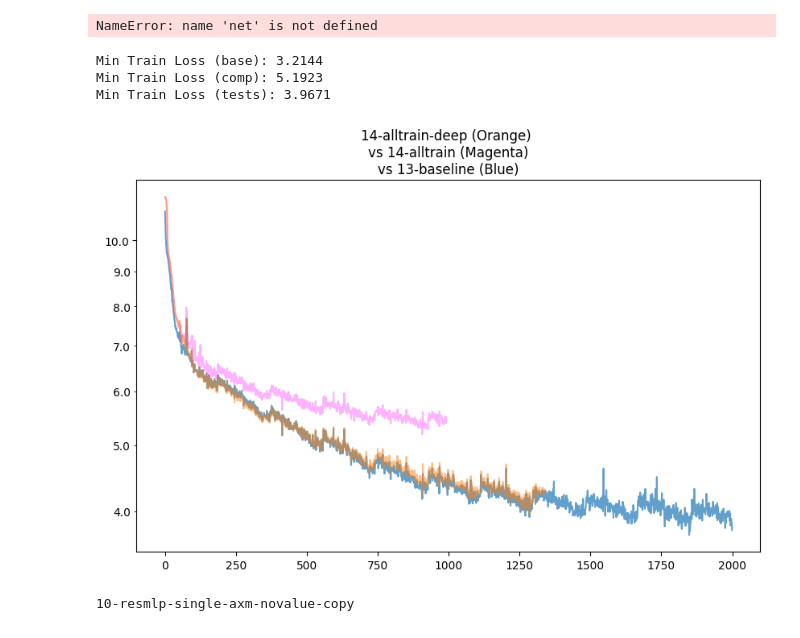
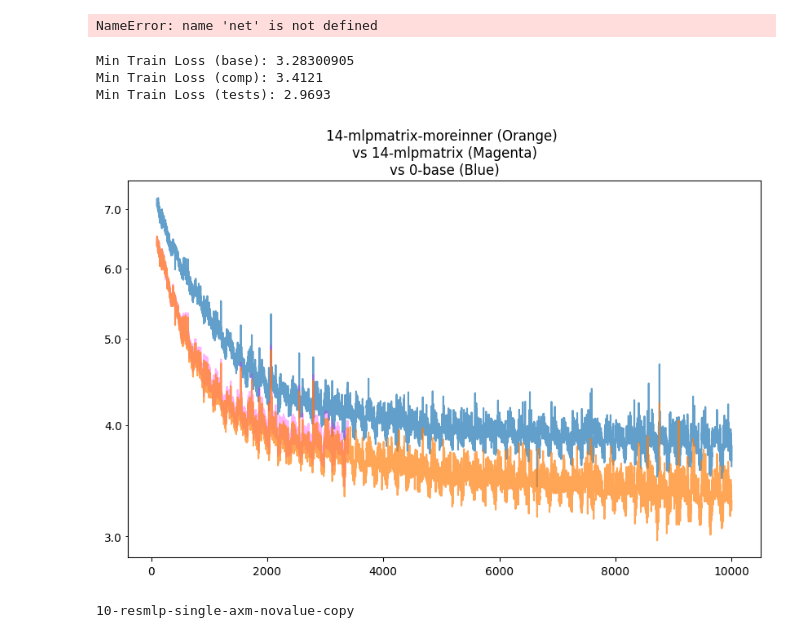
Before and after one commit to Vervious/gpt, a Jupyter notebook: play.ipynb, the cells around one changed output. Saved outputs shown, nothing was run; the diff lists cells and outputs as text; code cells hidden in the pictures.

```diff
--- a/play.ipynb
+++ b/play.ipynb
@@ -259,10 +259,10 @@ def gen_points(filename):
     return streams_xy
 
 # testname = "7-test-2"
-testname = "14-mlpmatrix"
+testname = "14-mlpmatrix-moreinner"
 # thirdname = "13-complicated-2"
 thirdname = "14-zerodiagonal-addback"
-thirdname = "14-alltrain"
+thirdname = "14-mlpmatrix"
 # thirdname = "10-resmlp-single-attnxmlp"
 # basename = "0-base"
 # basename = "7-test-2"
@@ -270,41 +270,42 @@ thirdname = "14-alltrain"
 basename = "13-baseline"
 streams_xy_0 = gen_points(f"log-ben/{basename}-log.txt")
 streams_xy_test = gen_points(f"log-ben/{testname}-log.txt")
 streams_xy_comp = gen_points(f"log-ben/{thirdname}-log.txt")
 
 # create figure
 plt.figure(figsize=(10, 6))
 
 
-WIDTH = 2000
+LEFT = 100
+RIGHT = 10000
 
 xs, ys = streams_xy_0["train"] # training loss
 ys = np.array(ys)
-plt.plot(xs[:WIDTH], ys[:WIDTH], label=f'nanogpt ({sz}) train loss base', alpha=0.7)
+plt.plot(xs[LEFT:RIGHT], ys[LEFT:RIGHT], label=f'nanogpt ({sz}) train loss base', alpha=0.7)
 print("Min Train Loss (base):", min(ys))
 
 xs, ys = streams_xy_comp["train"] # training loss
 ys = np.array(ys)
-plt.plot(xs[:WIDTH], ys[:WIDTH], label=f'nanogpt ({sz}) train loss test', alpha=0.3, color='magenta')
+plt.plot(xs[LEFT:RIGHT], ys[LEFT:RIGHT], label=f'nanogpt ({sz}) train loss test', alpha=0.3, color='magenta')
 print("Min Train Loss (comp):", min(ys))
 
 xs, ys = streams_xy_test["train"] # training loss
 ys = np.array(ys)
-plt.plot(xs[:WIDTH], ys[:WIDTH], label=f'nanogpt ({sz}) train loss test', alpha=0.5)
+plt.plot(xs[LEFT:RIGHT], ys[LEFT:RIGHT], label=f'nanogpt ({sz}) train loss test', alpha=0.7)
 print("Min Train Loss (tests):", min(ys))
 plt.title(f"{testname} (Orange) \nvs {thirdname} (Magenta)\nvs {basename} (Blue)")
 
 plt.yscale('log',base=10)
 
 plt.gca().yaxis.set_major_formatter(FormatStrFormatter('%.1f'))  # Decimal format for major ticks
 plt.gca().yaxis.set_minor_formatter(FormatStrFormatter('%.1f'))  # Optional: Minor ticks decimal format
 
 plt.savefig(f"img/{testname}.jpg")
 # %% [output]
-Min Train Loss (base): 3.2144
-Min Train Loss (comp): 5.1923
-Min Train Loss (tests): 3.9671
+Min Train Loss (base): 3.28300905
+Min Train Loss (comp): 3.4121
+Min Train Loss (tests): 2.9693
-[figure, old version]
+[figure, new version]
 # %%
 import ast
 import numpy as np
```
Also changed, not shown: 14 other files.
